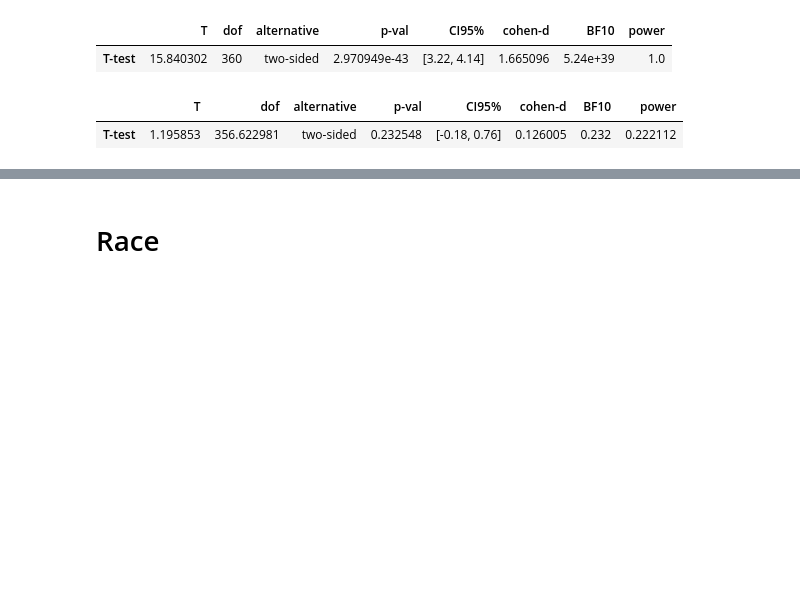
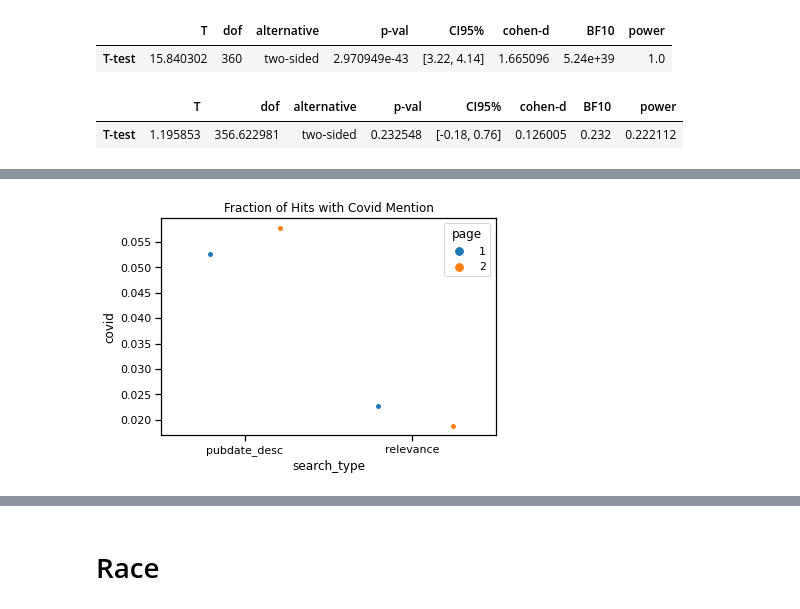
Before and after one commit to NCBI-Codeathons/pubmed-codeathon-team1, a Jupyter notebook: notebooks/data_visualizations_bl.ipynb, the cells around one changed output, grey strips where cells are left out. Saved outputs shown, nothing was run; the diff lists cells and outputs as text; code cells hidden in the pictures; blank space fills up the shorter version.

Commit message:
covid figure

```diff
--- a/notebooks/data_visualizations_bl.ipynb
+++ b/notebooks/data_visualizations_bl.ipynb
@@ -640,0 +643,20 @@ funding_and_covid_data.dropna()
+# %%
+covid_data_date = covid_data[covid_data['search_type'] == 'pubdate_desc']
+covid_data_date_1 = covid_data_date[covid_data_date['page'] == 1]
+covid_data_date_2 = covid_data_date[covid_data_date['page'] == 2]
+
+covid_data_rel = covid_data[covid_data['search_type'] == 'relevance']
+covid_data_rel_1 = covid_data_rel[covid_data_rel['page'] == 1]
+covid_data_rel_2 = covid_data_rel[covid_data_rel['page'] == 2]
+# %%
+#Compute fraction of covid mentions from page 1 date sort vs pmb
+
+date_p1 = len(covid_data_date_1[covid_data_date_1['covid'] == True]) / len(covid_data_date_1)
+date_p2 = len(covid_data_date_2[covid_data_date_2['covid'] == True]) / len(covid_data_date_2)
+rel_p1 = len(covid_data_rel_1[covid_data_rel_1['covid'] == True]) / len(covid_data_rel_1)
+rel_p2 = len(covid_data_rel_2[covid_data_rel_2['covid'] == True]) / len(covid_data_rel_2)
+# %%
+titles = ['date_p1', 'date_p2', 'rel_p1', 'rel_p2']
+values = [date_p1, date_p2, rel_p1, rel_p2]
+covid = pd.DataFrame([titles, values])
+covid
@@ -640,0 +667,4 @@ funding_and_covid_data.dropna()
+# %%
+d = {'search_type': ['pubdate_desc', 'pubdate_desc', 'relevance', 'relevance'], 'page': [1, 2,1,2], 'covid':values}
+df = pd.DataFrame(data=d)
+df
@@ -640,0 +677,7 @@ funding_and_covid_data.dropna()
+# %%
+sns.set_context('notebook')
+g = sns.stripplot(data=df, x='search_type', y='covid', dodge=True,
+                        hue='page', order=['pubdate_desc', 'relevance']).set_title('Fraction of Hits with Covid Mention')
+#plt.savefig('/home/jupyter-brooks.leitner/pubmed-codeathon-team1/data/visualizations/affiliation_count.png', dpi=300, bbox_inches='tight')
+# %% [output]
+[figure, added]
```
Also changed, not shown: parts of 10 cells of this notebook, 1 other file.
